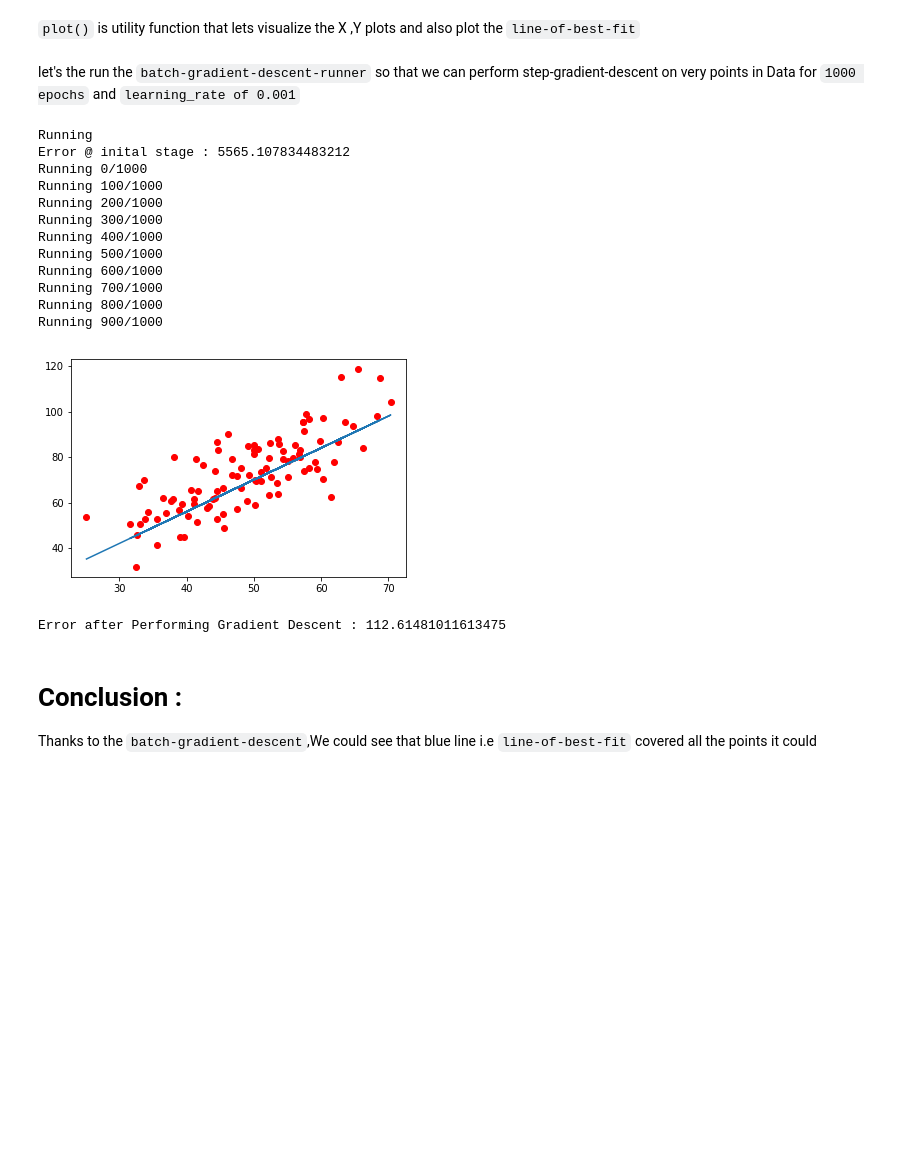
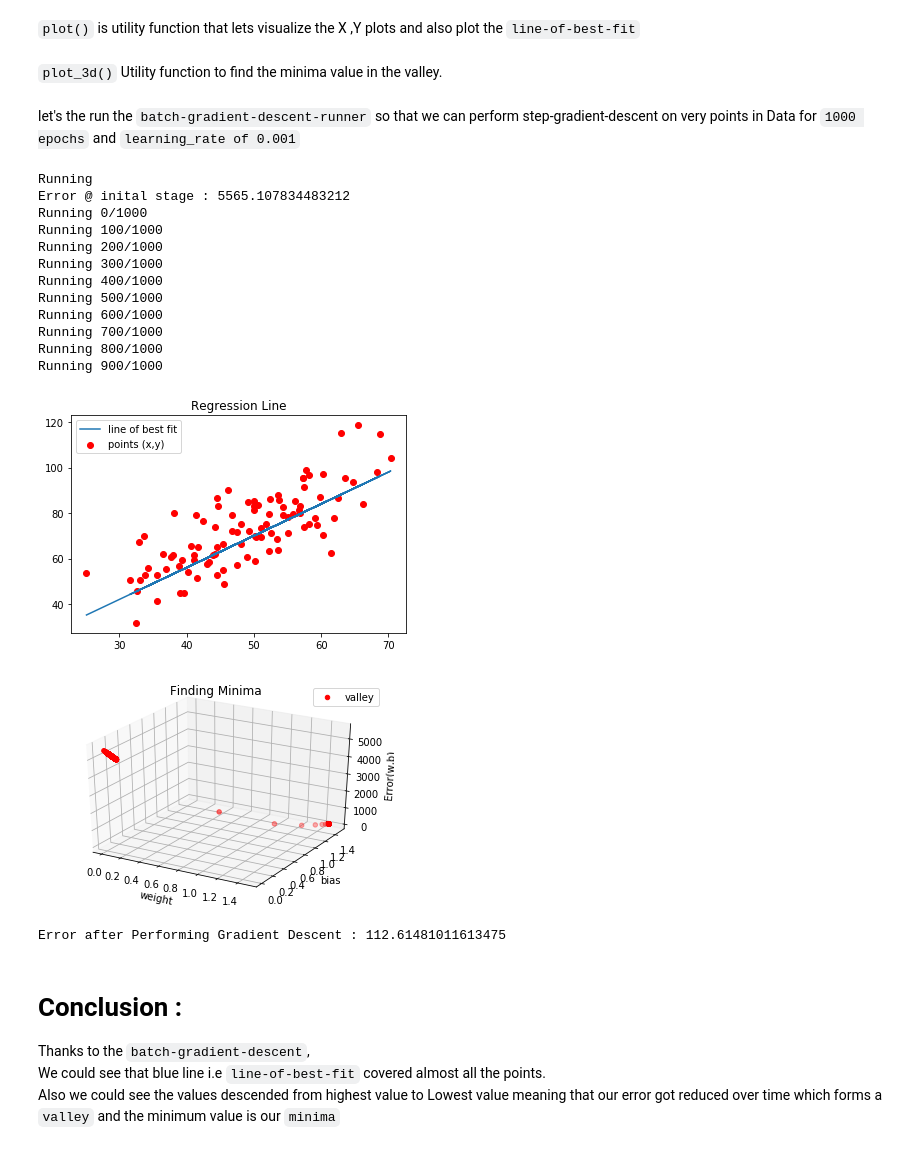
Before and after one commit to guruprasaad123/ml_for_life, a Jupyter notebook: from_scratch/gradient-descent/batch-gradient-descent.ipynb, the cells around one changed output. Drawn from its saved outputs; the diff is of its cells as text; code cells hidden in the pictures; blank space fills up the shorter version.

```diff
--- a/from_scratch/gradient-descent/batch-gradient-descent.ipynb
+++ b/from_scratch/gradient-descent/batch-gradient-descent.ipynb
@@ -60,9 +61,27 @@ def plot(data,m , b):
         ax=fig.add_subplot(111)
         #print(data[0],data[1])
         #print(data[:,0],data[:,1])
-        ax.scatter(x,y,c='red')
-        ax.plot(x,y_)
+        ax.scatter(x,y,c='red',label="points (x,y)")
+        ax.plot(x,y_,label="line of best fit")
+        ax.legend()
+        plt.title('Regression Line')
         plt.show()
+# %% [markdown]
+`plot_3d()` Utility function to find the minima value in the valley.
+# %%
+def plot_3d(error,m,b):
+        fig=plt.figure()
+        #ax = fig.gca(projection='3d')
+        ax=fig.add_subplot(111,projection='3d')
+        ax.scatter(m,b,error,c="r",label='valley')
+
+        ax.set_xlabel('weight')
+        ax.set_ylabel('bias')
+        ax.set_zlabel('Error(w,b)')
+
+        ax.legend()
+        plt.title('Finding Minima')
+        plt.show()
 # %% [markdown]
 let's the run the `batch-gradient-descent-runner` so that we can perform step-gradient-descent on very points in Data for `1000 epochs` and `learning_rate of 0.001`
 # %%
@@ -78,37 +97,47 @@ def perform_gradient_descent(data,m,b,epochs=1000):
         #np.array(m_array),np.array(b_array)
 
         plot(data,m,b)
 
-        return (m,b)
+        return (m,b,m_array,b_array)
 
 def run():
         print('Running')
         data = genfromtxt('data.csv',delimiter=',')
         initial_m = 0
         initial_b = 0
         error=compute_error(data,initial_m,initial_b)
         print("Error @ inital stage : {}".format(error))
-        (m,b)=perform_gradient_descent(data,initial_m,initial_b)
+        (m,b,m_array,b_array)=perform_gradient_descent(data,initial_m,initial_b)
         #print('gradient ',m,b)
+        N=len(m_array)
+        e_array=[]
+
+        for i in range(N):
+                e_array.append(compute_error(data,m_array[i],b_array[i]))
+
+        plot_3d(e_array,m_array,b_array)
         error=compute_error(data,m,b)
         print("Error after Performing Gradient Descent : {}".format(error))
 
 run()
 # %% [output]
 Running
 Error @ inital stage : 5565.107834483212
 Running 0/1000
 Running 100/1000
 Running 200/1000
 Running 300/1000
 Running 400/1000
 Running 500/1000
 Running 600/1000
 Running 700/1000
 Running 800/1000
 Running 900/1000
-[figure, old version]
+[figure, new version]
+[figure, added]
 Error after Performing Gradient Descent : 112.61481011613475
 # %% [markdown]
 # Conclusion :
-Thanks to the `batch-gradient-descent`,We could see that blue line i.e `line-of-best-fit` covered all the points it could
+Thanks to the `batch-gradient-descent`,<br>
+We could see that blue line i.e `line-of-best-fit` covered almost all the points.<br>
+Also we could see the values descended from highest value to Lowest value meaning that our error got reduced over time which forms a `valley` and the minimum value is our `minima`
```
Also changed, not shown: parts of 1 cell of this notebook, 11 other files.
